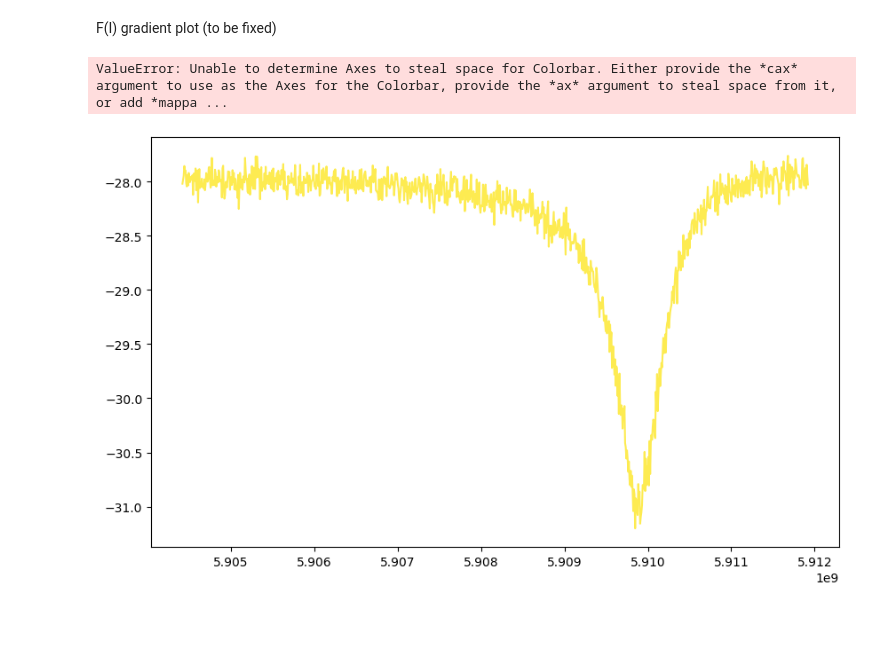
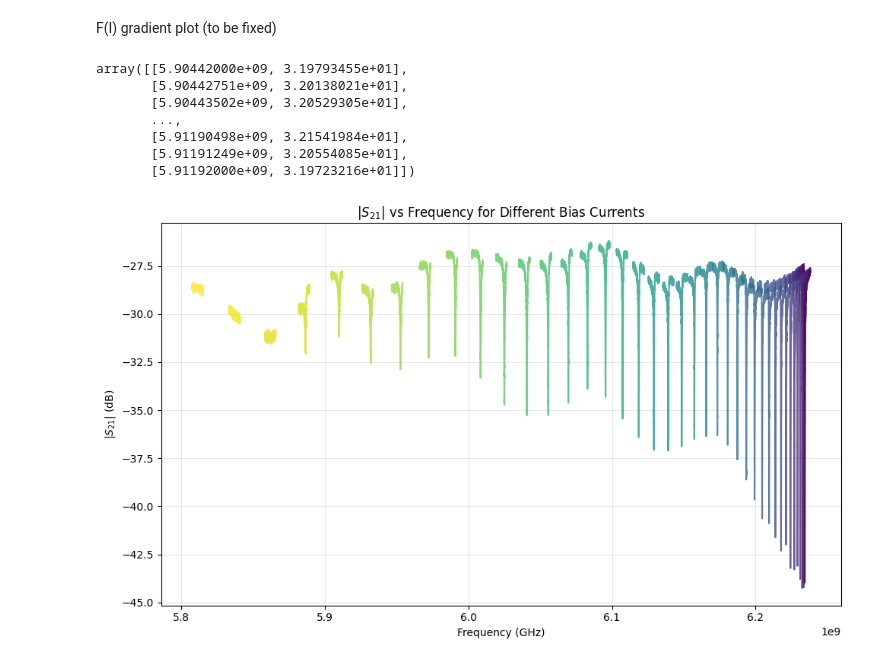
Before and after one commit to biqute/QTLab2425, a Jupyter notebook: IRdetection/Analysis/TRauto_charachterization.ipynb, the cells around one changed output. Cells and saved outputs as stored; diff of their text form; code cells hidden in the pictures; blank space fills up the shorter version.

Commit message:
add |S21| vs frequency plot

```diff
--- a/IRdetection/Analysis/TRauto_charachterization.ipynb
+++ b/IRdetection/Analysis/TRauto_charachterization.ipynb
@@ -33,18 +33,18 @@ def read_peaks_data_2(filename):
 
     return data_dict, metadata_dict
 # %%
-peak_data, _ = read_peaks_data_2('../Experiments/TRswipeAuto/run-0/data/tr_sweep_data.h5')
+peak_data_dict, _ = read_peaks_data_2('../Experiments/TRswipeAuto/run-0/data/tr_sweep_data.h5')
 
 resonance_frequneces = []
 bias_currents = []
 
-nof_peaks = len(peak_data)
+nof_peaks = len(peak_data_dict)
 fig, ax = plt.subplots(int(np.sqrt(nof_peaks)), int(np.sqrt(nof_peaks)), figsize=(15, 15))
 row_iter = 0
 col_iter = 0
 
 
-for bias_current, peak_data in peak_data.items():
+for bias_current, peak_data in peak_data_dict.items():
     f = peak_data[0]
     I = peak_data[1]
     Q = peak_data[2]
@@ -175,40 +175,48 @@ plt.show()
 [figure]
 # %% [markdown]
 F(I) gradient plot (to be fixed)
+# %%
+peak_data
+# %% [output]
+array([[5.90442000e+09, 3.19793455e+01],
+       [5.90442751e+09, 3.20138021e+01],
+       [5.90443502e+09, 3.20529305e+01],
+       ...,
+       [5.91190498e+09, 3.21541984e+01],
+       [5.91191249e+09, 3.20554085e+01],
+       [5.91192000e+09, 3.19723216e+01]])
 # %%
-# Plot |S21| vs Frequency for each resonance, colored by bias current
-
-# Prepare data for plotting
-# peak_data is a dict: bias_current -> array([f, I, Q])
-
+# ...existing code...
 plt.figure(figsize=(10, 6))
 
-# Get bias currents from peak_data keys and normalize color map
-bias_currents_arr = bias_currents
-norm = plt.Normalize(vmin=bias_currents_arr.min(), vmax=bias_currents_arr.max())
+# Trova i valori min e max dei bias current per normalizzare la colormap
+all_bias_currents = list(peak_data_dict.keys())
+vmin = min(all_bias_currents)
+vmax = max(all_bias_currents)
+norm = plt.Normalize(vmin=vmin, vmax=vmax)
 cmap = plt.get_cmap('viridis')
 
-# # Use the original peak_data dictionary instead of the overwritten variable
-# for bias_current, data in read_peaks_data_2('../Experiments/TRswipeAuto/run-0/data/tr_sweep_data.h5')[0].items():
-#     f = data[0]
-#     I = data[1]
-#     Q = data[2]
-S21_mag = 20 * np.log10(np.sqrt(I**2 + Q**2))
-color = cmap(norm(bias_current))
-plt.plot(f, S21_mag, color=color, linewidth=1.5, alpha=0.8)
+for bias_current in peak_data_dict.keys():
+    data = peak_data_dict[bias_current]
+    f = data[0]
+    I = data[1]
+    Q = data[2]
+    S21_mag = 20 * np.log10(np.sqrt(I**2 + Q**2))
+    color = cmap(norm(bias_current))
+    plt.plot(f, S21_mag, color=color, linewidth=1.5, alpha=0.8)
 
 # Add colorbar
 sm = plt.cm.ScalarMappable(cmap=cmap, norm=norm)
 sm.set_array([])
-cbar = plt.colorbar(sm, label=r'$I_{DC}$ (mA)')
+
 
 # Formatting
 plt.xlabel('Frequency (GHz)')
 plt.ylabel(r'$|S_{21}|$ (dB)')
 plt.title(r'$|S_{21}|$ vs Frequency for Different Bias Currents')
 plt.grid(True, alpha=0.3)
 plt.tight_layout()
 plt.show()
+# ...existing code...
 # %% [output]
-ValueError: Unable to determine Axes to steal space for Colorbar. Either provide the *cax* argument to use as the Axes for the Colorbar, provide the *ax* argument to steal space from it, or add *mappa ...
-[figure, old version]
+[figure, new version]
```
